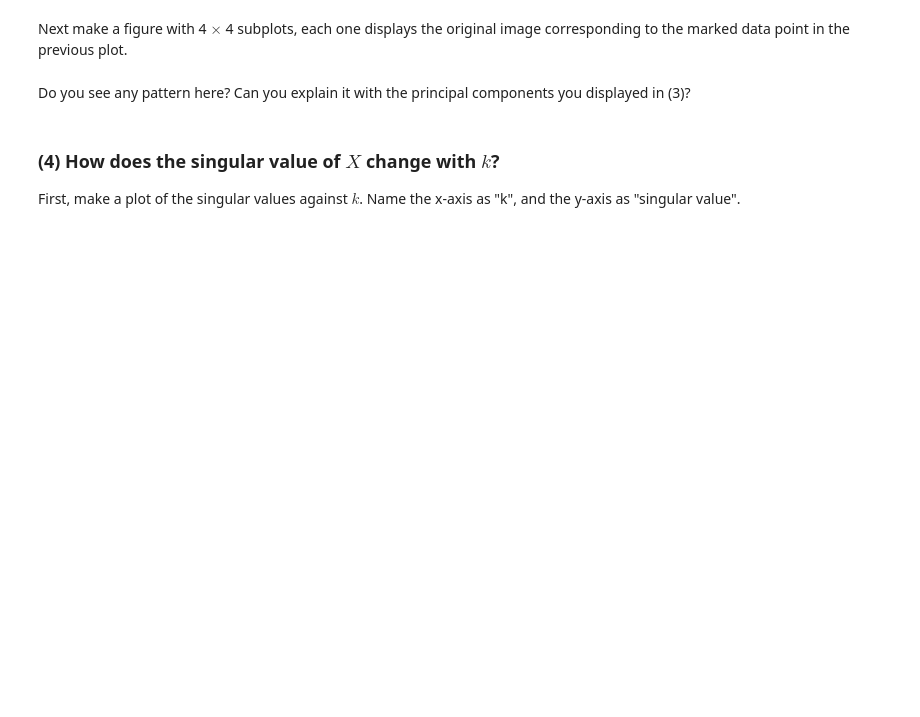
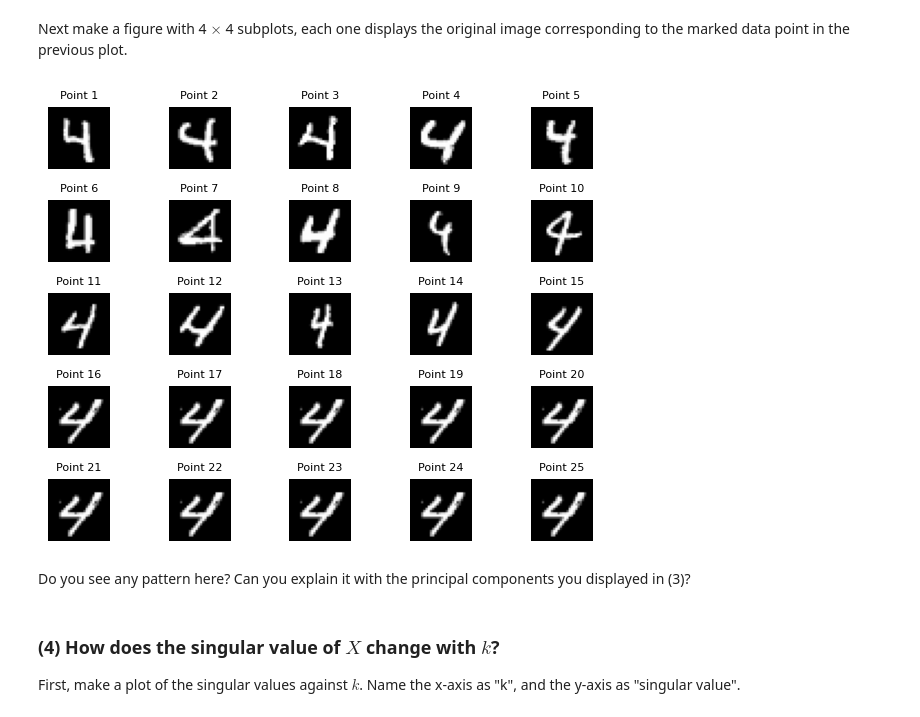
Before and after one commit to blingbangboom/142B-Final, a Jupyter notebook: Final_Project_STA142B_S25.ipynb, the cells around one changed output. Saved outputs shown, nothing was run; the diff lists cells and outputs as text; code cells hidden in the pictures; blank space fills up the shorter version.

```diff
--- a/Final_Project_STA142B_S25.ipynb
+++ b/Final_Project_STA142B_S25.ipynb
@@ -149,3 +181,27 @@ plt.show(fig)
+# %%
+fig, ax = plt.subplots(5, 5)
+
+##### your code starts here #####
+while len(marked_indices) < 25:
+    marked_indices.append(marked_indices[-1])
+
+for i in range(5):
+    for j in range(5):
+        idx = i * 5 + j
+        if idx < len(marked_indices):
+            img = X[marked_indices[idx]].reshape((28, 28))
+            ax[i, j].imshow(img, cmap='gray')
+            ax[i, j].axis('off')
+            ax[i, j].set_title(f'Point {idx+1}', fontsize=8)
+        else:
+            ax[i, j].axis('off')
+plt.tight_layout()
+
+##### your code ends here #####
+
+plt.show(fig)
+# %% [output]
+[figure, added]
 # %% [markdown]
 Do you see any pattern here? Can you explain it with the principal components you displayed in (3)?
 # %% [markdown]
```
Also changed, not shown: parts of 12 cells of this notebook, 1 other file.
